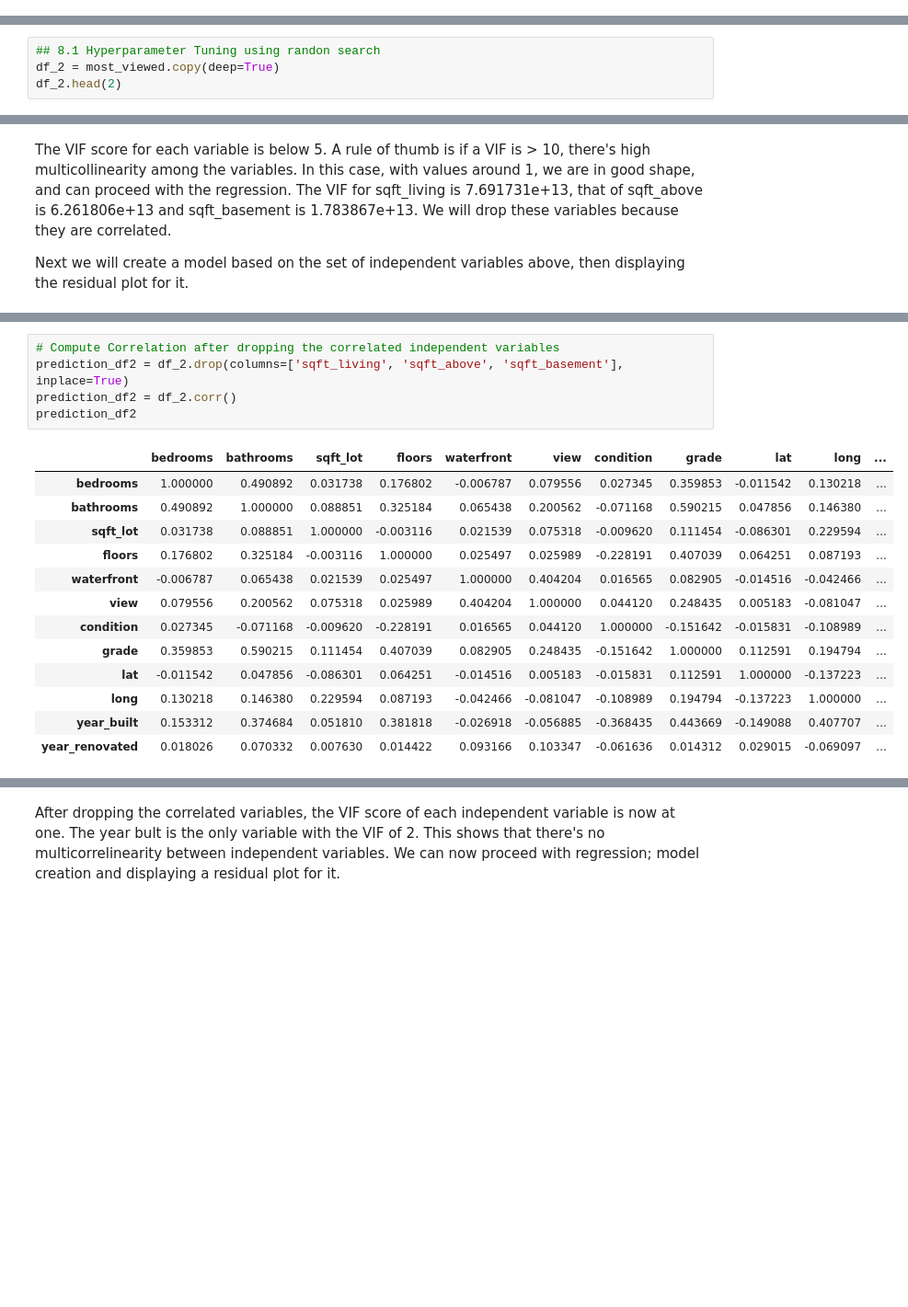
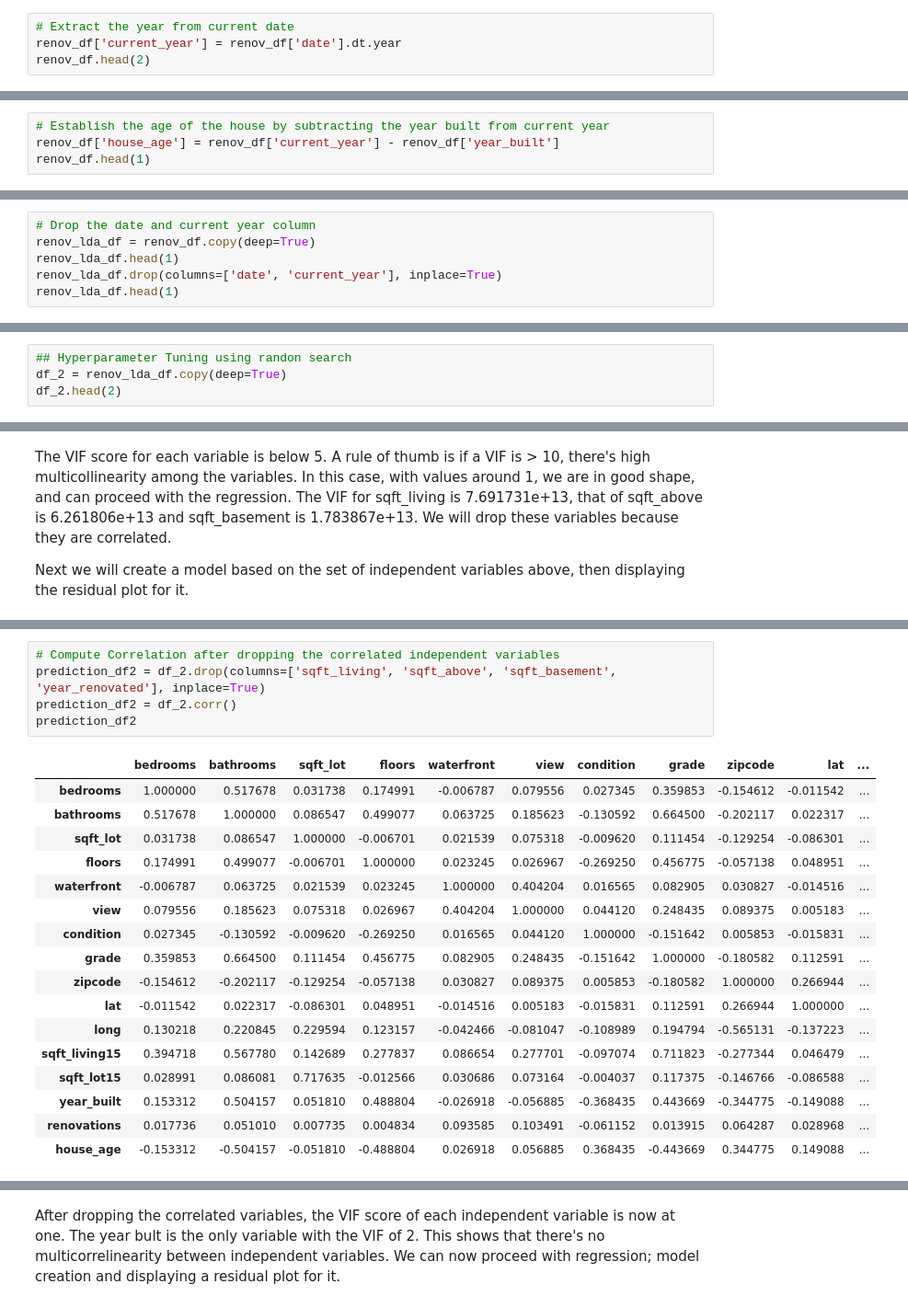
Before and after one commit to veronica1013/Datascience_core_module2_week1_IP, a Jupyter notebook: Moringa_Data_Science_Core_Module2_W2_Independent_Project_2021_10_Veronica_Isiaho_Python_Notebook_ipynb.ipynb, the cells around one changed output, grey strips where cells are left out. Shown at 92% size. Saved outputs shown, nothing was run; the diff lists cells and outputs as text; blank space fills up the shorter version.

```diff
--- a/Moringa_Data_Science_Core_Module2_W2_Independent_Project_2021_10_Veronica_Isiaho_Python_Notebook_ipynb.ipynb
+++ b/Moringa_Data_Science_Core_Module2_W2_Independent_Project_2021_10_Veronica_Isiaho_Python_Notebook_ipynb.ipynb
@@ -778,0 +883,4 @@ Index(['date', 'home_team', 'away_team', 'home_score', 'away_score',
+# %%
+# Extract the year from current date
+renov_df['current_year'] = renov_df['date'].dt.year
+renov_df.head(2)
@@ -778,0 +891,4 @@ Index(['date', 'home_team', 'away_team', 'home_score', 'away_score',
+# %%
+# Establish the age of the house by subtracting the year built from current year
+renov_df['house_age'] = renov_df['current_year'] - renov_df['year_built']
+renov_df.head(1)
@@ -797,0 +920,6 @@ Index(['price', 'bedrooms', 'bathrooms', 'sqft_living', 'sqft_lot', 'floors',
+# %%
+# Drop the date and current year column
+renov_lda_df = renov_df.copy(deep=True)
+renov_lda_df.head(1)
+renov_lda_df.drop(columns=['date', 'current_year'], inplace=True)
+renov_lda_df.head(1)
@@ -916,6 +1048,6 @@ Accuracy0.014346190028222013
 # %%
-## 8.1 Hyperparameter Tuning using randon search
-df_2 = most_viewed.copy(deep=True)
+## Hyperparameter Tuning using randon search
+df_2 = renov_lda_df.copy(deep=True)
 df_2.head(2)
 # %% [output]
 |  | price | bedrooms | bathrooms | sqft_living | sqft_lot | floors | waterfront | view | condition | grade | ... |
@@ -998,23 +1138,27 @@ Index(['bedrooms', 'bathrooms', 'sqft_living', 'sqft_lot', 'floors',
       dtype='object')
 # %%
 # Compute Correlation after dropping the correlated independent variables
-prediction_df2 = df_2.drop(columns=['sqft_living', 'sqft_above', 'sqft_basement'], inplace=True)
+prediction_df2 = df_2.drop(columns=['sqft_living', 'sqft_above', 'sqft_basement', 'year_renovated'], inplace=True)
 prediction_df2 = df_2.corr()
 prediction_df2
 # %% [output]
-|  | bedrooms | bathrooms | sqft_lot | floors | waterfront | view | condition | grade | lat | long | ... |
-| bedrooms | 1.000000 | 0.490892 | 0.031738 | 0.176802 | -0.006787 | 0.079556 | 0.027345 | 0.359853 | -0.011542 | 0.130218 | ... |
-| bathrooms | 0.490892 | 1.000000 | 0.088851 | 0.325184 | 0.065438 | 0.200562 | -0.071168 | 0.590215 | 0.047856 | 0.146380 | ... |
-| sqft_lot | 0.031738 | 0.088851 | 1.000000 | -0.003116 | 0.021539 | 0.075318 | -0.009620 | 0.111454 | -0.086301 | 0.229594 | ... |
-| floors | 0.176802 | 0.325184 | -0.003116 | 1.000000 | 0.025497 | 0.025989 | -0.228191 | 0.407039 | 0.064251 | 0.087193 | ... |
-| waterfront | -0.006787 | 0.065438 | 0.021539 | 0.025497 | 1.000000 | 0.404204 | 0.016565 | 0.082905 | -0.014516 | -0.042466 | ... |
-| view | 0.079556 | 0.200562 | 0.075318 | 0.025989 | 0.404204 | 1.000000 | 0.044120 | 0.248435 | 0.005183 | -0.081047 | ... |
-| condition | 0.027345 | -0.071168 | -0.009620 | -0.228191 | 0.016565 | 0.044120 | 1.000000 | -0.151642 | -0.015831 | -0.108989 | ... |
-| grade | 0.359853 | 0.590215 | 0.111454 | 0.407039 | 0.082905 | 0.248435 | -0.151642 | 1.000000 | 0.112591 | 0.194794 | ... |
-| lat | -0.011542 | 0.047856 | -0.086301 | 0.064251 | -0.014516 | 0.005183 | -0.015831 | 0.112591 | 1.000000 | -0.137223 | ... |
-| long | 0.130218 | 0.146380 | 0.229594 | 0.087193 | -0.042466 | -0.081047 | -0.108989 | 0.194794 | -0.137223 | 1.000000 | ... |
-| year_built | 0.153312 | 0.374684 | 0.051810 | 0.381818 | -0.026918 | -0.056885 | -0.368435 | 0.443669 | -0.149088 | 0.407707 | ... |
-| year_renovated | 0.018026 | 0.070332 | 0.007630 | 0.014422 | 0.093166 | 0.103347 | -0.061636 | 0.014312 | 0.029015 | -0.069097 | ... |
+|  | bedrooms | bathrooms | sqft_lot | floors | waterfront | view | condition | grade | zipcode | lat | ... |
+| bedrooms | 1.000000 | 0.517678 | 0.031738 | 0.174991 | -0.006787 | 0.079556 | 0.027345 | 0.359853 | -0.154612 | -0.011542 | ... |
+| bathrooms | 0.517678 | 1.000000 | 0.086547 | 0.499077 | 0.063725 | 0.185623 | -0.130592 | 0.664500 | -0.202117 | 0.022317 | ... |
+| sqft_lot | 0.031738 | 0.086547 | 1.000000 | -0.006701 | 0.021539 | 0.075318 | -0.009620 | 0.111454 | -0.129254 | -0.086301 | ... |
+| floors | 0.174991 | 0.499077 | -0.006701 | 1.000000 | 0.023245 | 0.026967 | -0.269250 | 0.456775 | -0.057138 | 0.048951 | ... |
+| waterfront | -0.006787 | 0.063725 | 0.021539 | 0.023245 | 1.000000 | 0.404204 | 0.016565 | 0.082905 | 0.030827 | -0.014516 | ... |
+| view | 0.079556 | 0.185623 | 0.075318 | 0.026967 | 0.404204 | 1.000000 | 0.044120 | 0.248435 | 0.089375 | 0.005183 | ... |
+| condition | 0.027345 | -0.130592 | -0.009620 | -0.269250 | 0.016565 | 0.044120 | 1.000000 | -0.151642 | 0.005853 | -0.015831 | ... |
+| grade | 0.359853 | 0.664500 | 0.111454 | 0.456775 | 0.082905 | 0.248435 | -0.151642 | 1.000000 | -0.180582 | 0.112591 | ... |
+| zipcode | -0.154612 | -0.202117 | -0.129254 | -0.057138 | 0.030827 | 0.089375 | 0.005853 | -0.180582 | 1.000000 | 0.266944 | ... |
+| lat | -0.011542 | 0.022317 | -0.086301 | 0.048951 | -0.014516 | 0.005183 | -0.015831 | 0.112591 | 0.266944 | 1.000000 | ... |
+| long | 0.130218 | 0.220845 | 0.229594 | 0.123157 | -0.042466 | -0.081047 | -0.108989 | 0.194794 | -0.565131 | -0.137223 | ... |
+| sqft_living15 | 0.394718 | 0.567780 | 0.142689 | 0.277837 | 0.086654 | 0.277701 | -0.097074 | 0.711823 | -0.277344 | 0.046479 | ... |
+| sqft_lot15 | 0.028991 | 0.086081 | 0.717635 | -0.012566 | 0.030686 | 0.073164 | -0.004037 | 0.117375 | -0.146766 | -0.086588 | ... |
+| year_built | 0.153312 | 0.504157 | 0.051810 | 0.488804 | -0.026918 | -0.056885 | -0.368435 | 0.443669 | -0.344775 | -0.149088 | ... |
+| renovations | 0.017736 | 0.051010 | 0.007735 | 0.004834 | 0.093585 | 0.103491 | -0.061152 | 0.013915 | 0.064287 | 0.028968 | ... |
+| house_age | -0.153312 | -0.504157 | -0.051810 | -0.488804 | 0.026918 | 0.056885 | 0.368435 | -0.443669 | 0.344775 | 0.149088 | ... |
 # %%
 # Calculate the VIF scores
 # Create a new dataframe with the inverse of the matrix above correlations
```
Also changed, not shown: parts of 63 cells of this notebook.
